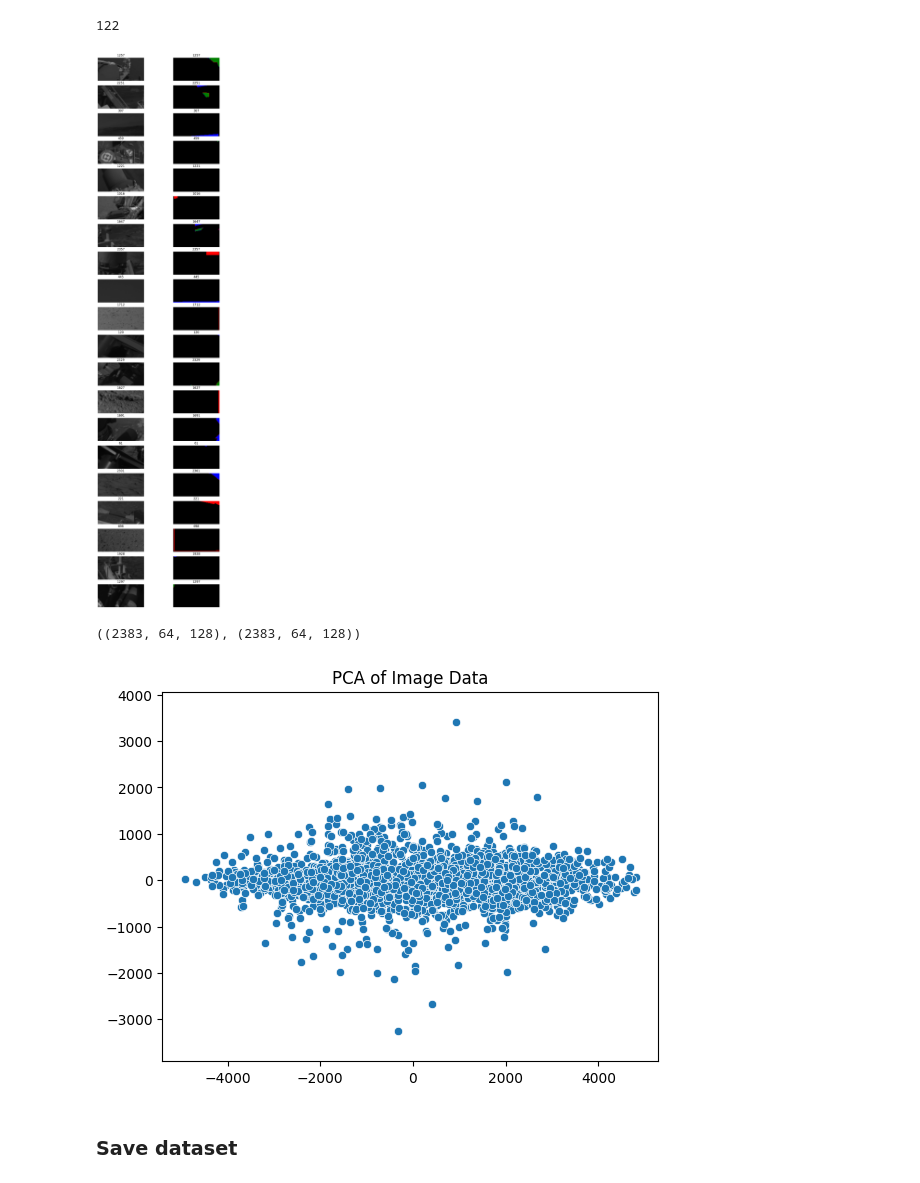
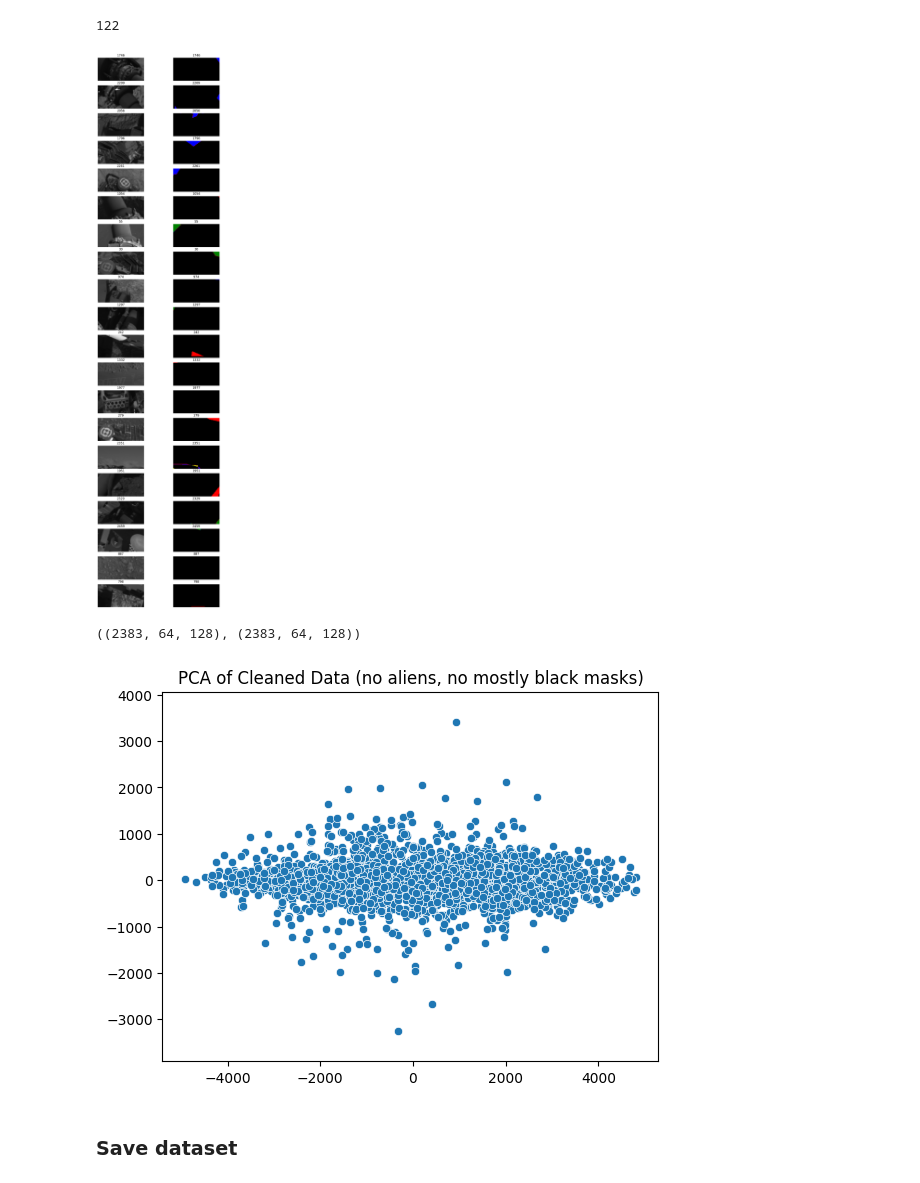
Before and after one commit to sissamatteo29/MarsTerrainSemanticSegmentation, a Jupyter notebook: Notebooks/data-wrangling.ipynb, the cells around one changed output. Cells and saved outputs as stored; diff of their text form; code cells hidden in the pictures.

```diff
--- a/Notebooks/data-wrangling.ipynb
+++ b/Notebooks/data-wrangling.ipynb
@@ -238,10 +249,10 @@ len(black_mask_indices)
 # %%
 # Select 20 random indices from these points
 random_indices = np.random.choice(black_mask_indices, size=20, replace=False)
 
-AugmentationHelper.plot_images_and_masks(input_images_clean[random_indices], output_masks_clean[random_indices], titles=random_indices, figsize=(10, 40))
+Plot.plot_images_and_masks(input_images_clean[random_indices], output_masks_clean[random_indices], titles=random_indices, figsize=(10, 40))
 # %% [output]
-[figure, old version]
+[figure, new version]
 # %%
 # keep only the clean samples from x and y
 input_images_clean = np.delete(input_images_clean, black_mask_indices, axis=0)
@@ -252,9 +263,9 @@ input_images_clean.shape, output_masks_clean.shape
 ((2383, 64, 128), (2383, 64, 128))
 # %%
 # Recompute PCA on the cleaned data
-features_pca_clean = pca_distribution(input_images_clean)
+features_pca_clean = pca_distribution(input_images_clean, title='PCA of Cleaned Data (no aliens, no mostly black masks)')
 # %% [output]
-[figure, old version]
+[figure, new version]
 # %% [markdown]
 ### Save dataset
 # %%
```
Also changed, not shown: parts of 11 cells of this notebook, 1 other file.
